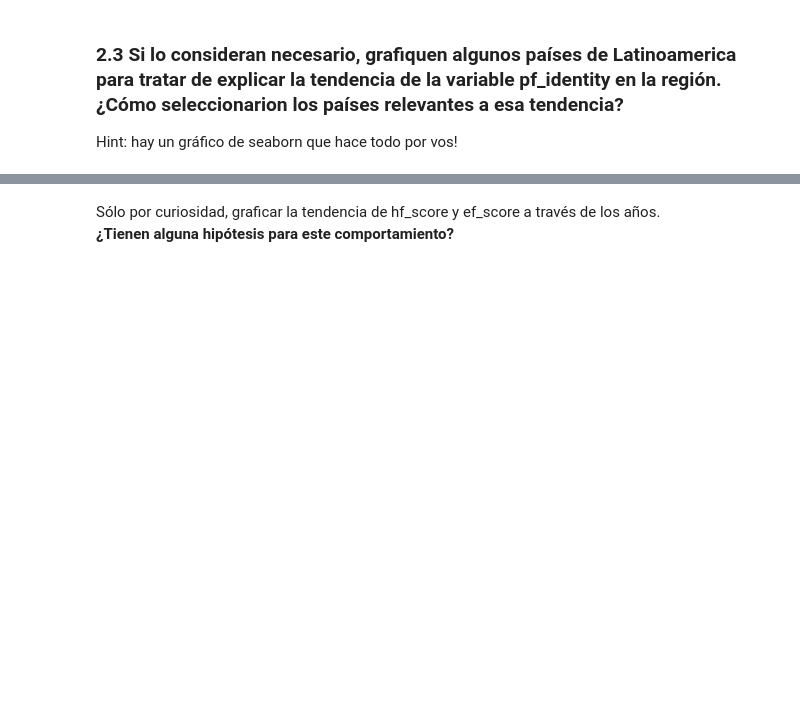
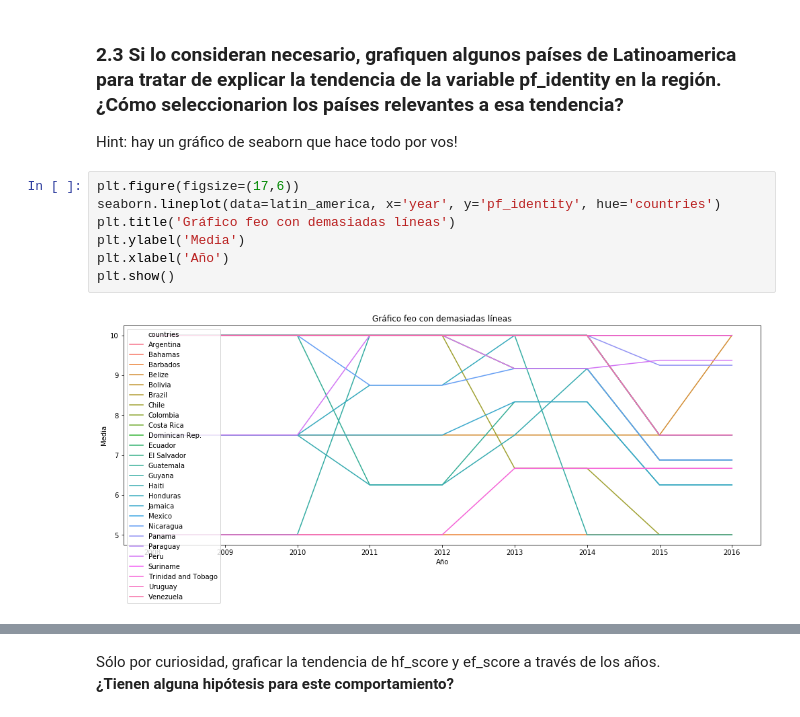
Before and after one commit to avdata99/diplo-datos-2019-practico-01, a Jupyter notebook: TP1 Visualizacion de datos.ipynb, the cells around one changed output, grey strips where cells are left out. Saved outputs shown, nothing was run; the diff lists cells and outputs as text; blank space fills up the shorter version.

```diff
--- a/TP1 Visualizacion de datos.ipynb
+++ b/TP1 Visualizacion de datos.ipynb
@@ -255,3 +255,12 @@ plt.show()
 # %% [markdown]
 ### 2.3 Si lo consideran necesario, grafiquen algunos países de Latinoamerica para tratar de explicar la tendencia de la variable pf_identity en la región. ¿Cómo seleccionarion los países relevantes a esa tendencia?
 Hint: hay un gráfico de seaborn que hace todo por vos!
+# %%
+plt.figure(figsize=(17,6))
+seaborn.lineplot(data=latin_america, x='year', y='pf_identity', hue='countries')
+plt.title('Gráfico feo con demasiadas líneas')
+plt.ylabel('Media')
+plt.xlabel('Año')
+plt.show()
+# %% [output]
+[figure, added]
```
Also changed, not shown: parts of 6 cells of this notebook.
